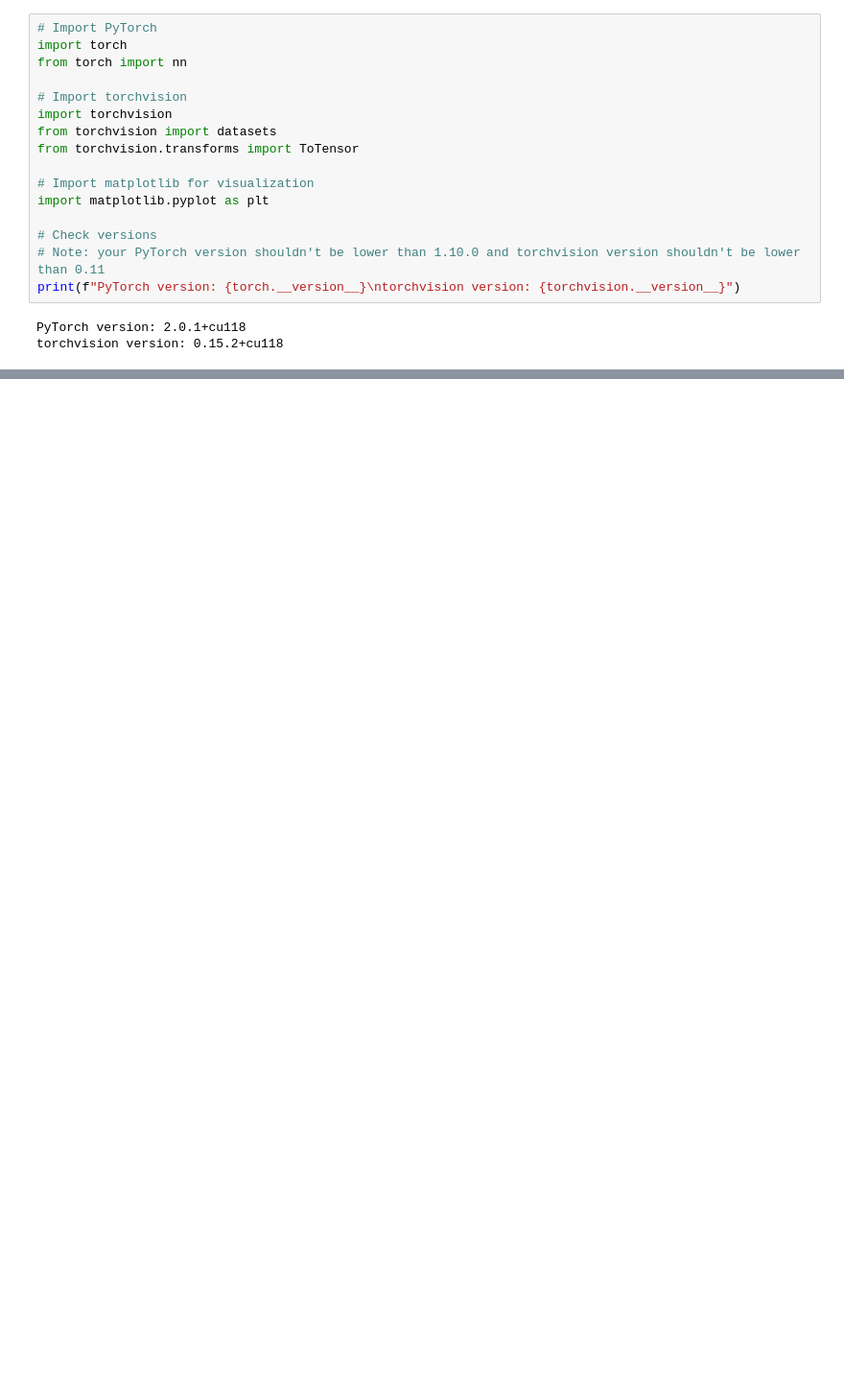
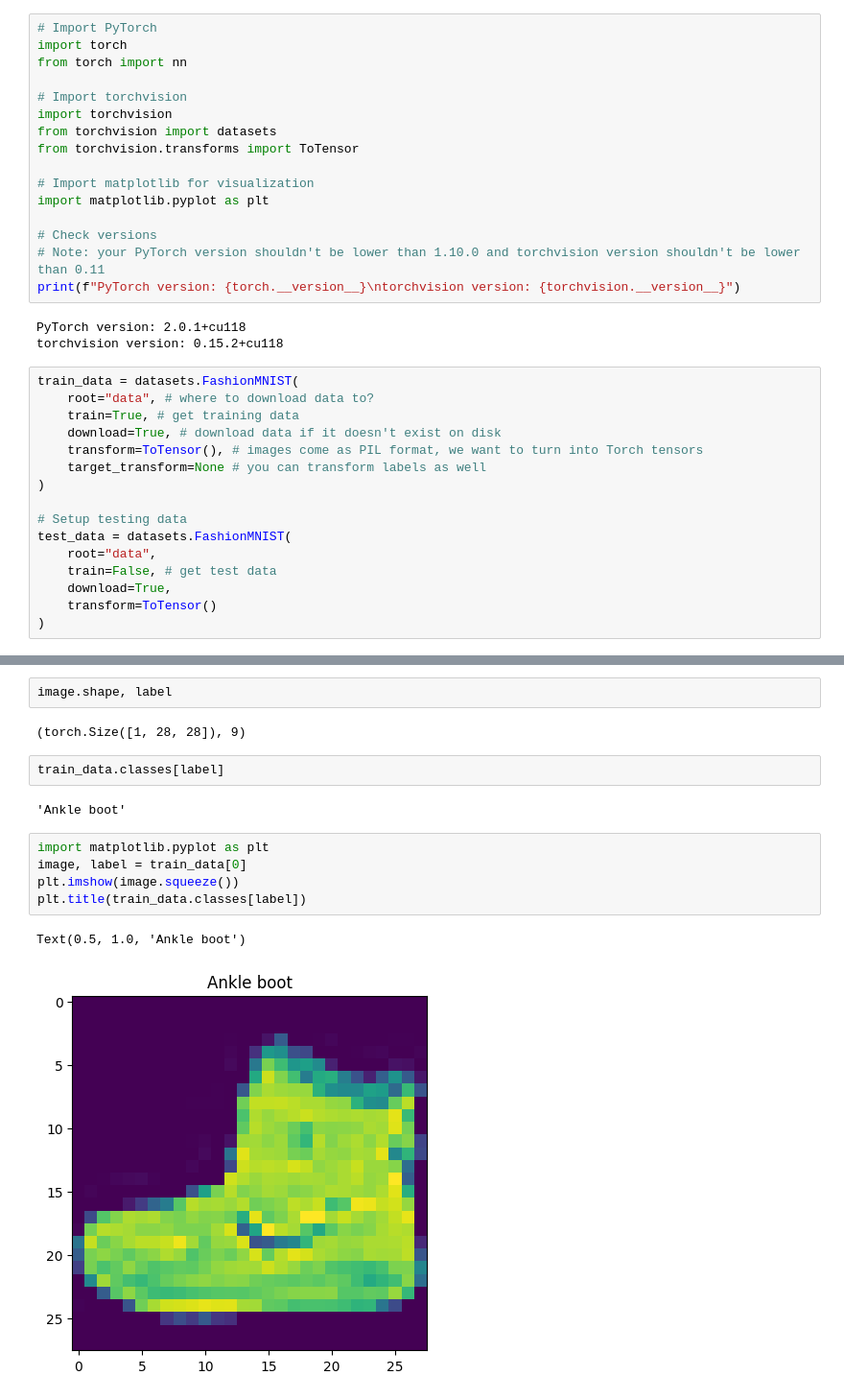
Before and after one commit to kla55/Pytorch_learning, a Jupyter notebook: Pytorch_youtube/FreeCodeAcademy/03_Computer_Vision.ipynb, the cells around one changed output, grey strips where cells are left out. Shown at 96% size. Cells and saved outputs as stored; diff of their text form; blank space fills up the shorter version.

```diff
--- a/Pytorch_youtube/FreeCodeAcademy/03_Computer_Vision.ipynb
+++ b/Pytorch_youtube/FreeCodeAcademy/03_Computer_Vision.ipynb
@@ -19,3 +19,19 @@ print(f"PyTorch version: {torch.__version__}\ntorchvision version: {torchvision.
 # %% [output]
 PyTorch version: 2.0.1+cu118
 torchvision version: 0.15.2+cu118
+# %%
+train_data = datasets.FashionMNIST(
+    root="data", # where to download data to?
+    train=True, # get training data
+    download=True, # download data if it doesn't exist on disk
+    transform=ToTensor(), # images come as PIL format, we want to turn into Torch tensors
+    target_transform=None # you can transform labels as well
+)
+
+# Setup testing data
+test_data = datasets.FashionMNIST(
+    root="data",
+    train=False, # get test data
+    download=True,
+    transform=ToTensor()
+)
@@ -21,0 +106,16 @@ torchvision version: 0.15.2+cu118
+# %%
+image.shape, label
+# %% [output]
+(torch.Size([1, 28, 28]), 9)
+# %%
+train_data.classes[label]
+# %% [output]
+'Ankle boot'
+# %%
+import matplotlib.pyplot as plt
+image, label = train_data[0]
+plt.imshow(image.squeeze())
+plt.title(train_data.classes[label])
+# %% [output]
+Text(0.5, 1.0, 'Ankle boot')
+[figure, added]
```
Also changed, not shown: parts of 11 cells of this notebook.
